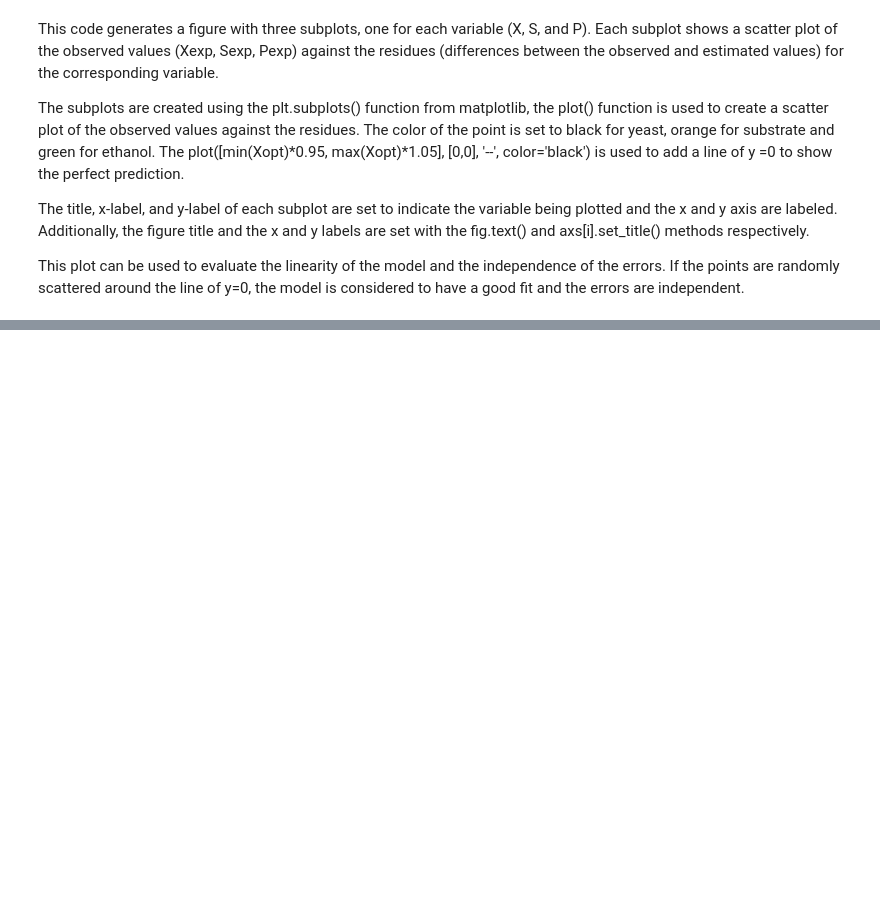
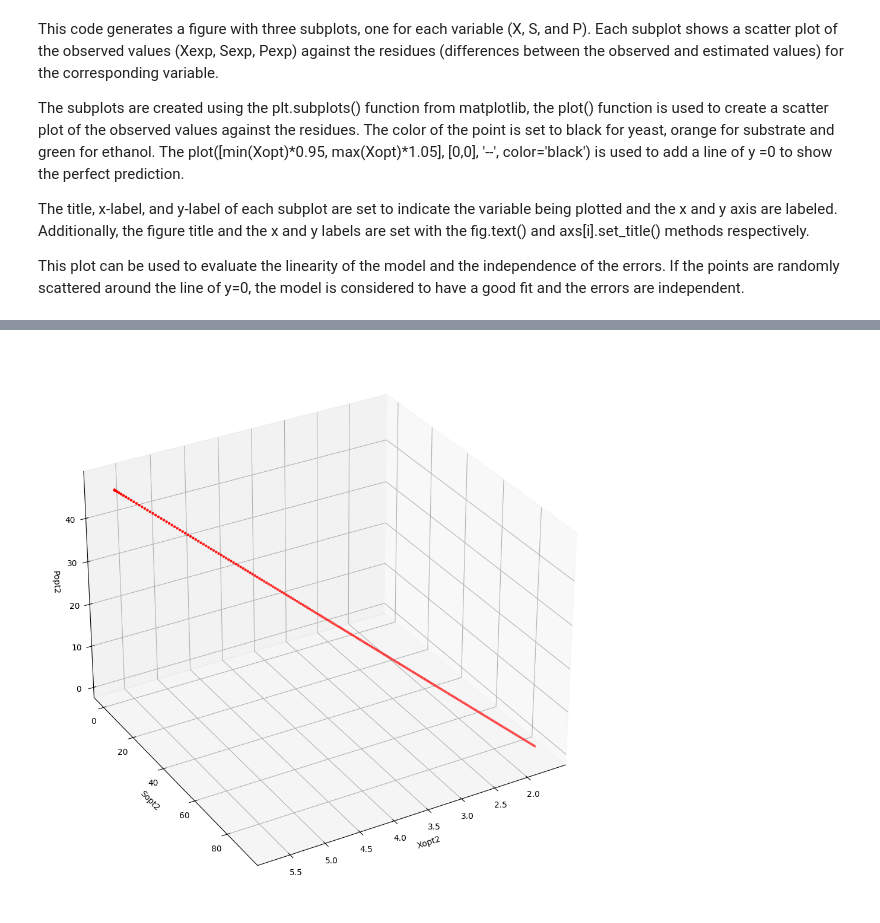
Before and after one commit to willc127/Fermentation_Optimization, a Jupyter notebook: optimFerment.ipynb, the cells around one changed output, grey strips where cells are left out. Saved outputs shown, nothing was run; the diff lists cells and outputs as text; code cells hidden in the pictures; blank space fills up the shorter version.

```diff
--- a/optimFerment.ipynb
+++ b/optimFerment.ipynb
@@ -354,0 +363,21 @@ This plot can be used to evaluate the linearity of the model and the independenc
+# %%
+
+
+# create 3D figure
+fig = plt.figure(figsize=(12,12))
+ax = fig.add_subplot(projection='3d')
+
+# plot the points
+ax.scatter(Xopt2, Sopt2, Popt2, color='r', marker='.')
+
+# set axis labels
+ax.set_xlabel('Xopt2')
+ax.set_ylabel('Sopt2')
+ax.set_zlabel('Popt2')
+
+ax.view_init(30,60)
+
+# show the plot
+plt.show()
+# %% [output]
+[figure, added]
```
Also changed, not shown: parts of 2 cells of this notebook.
